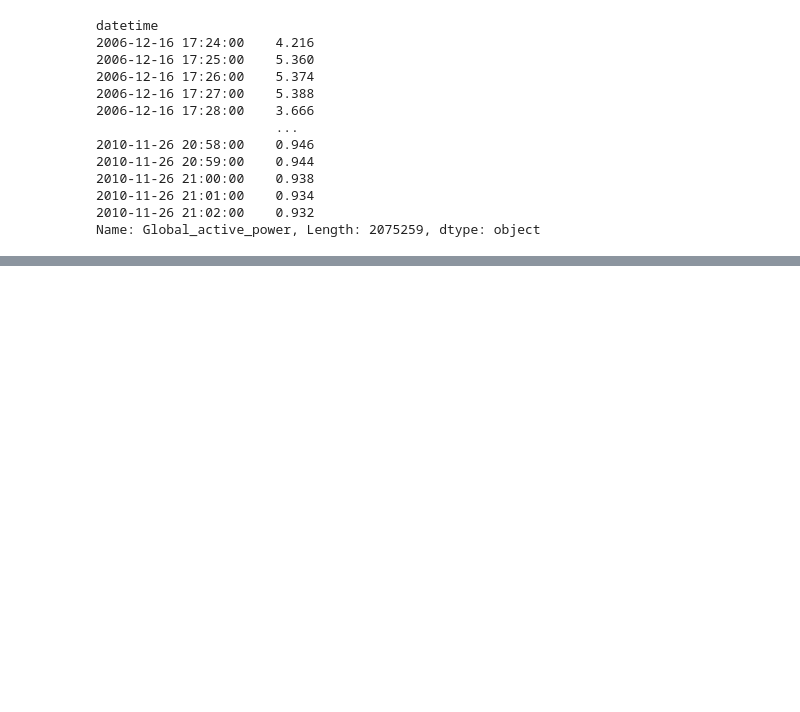
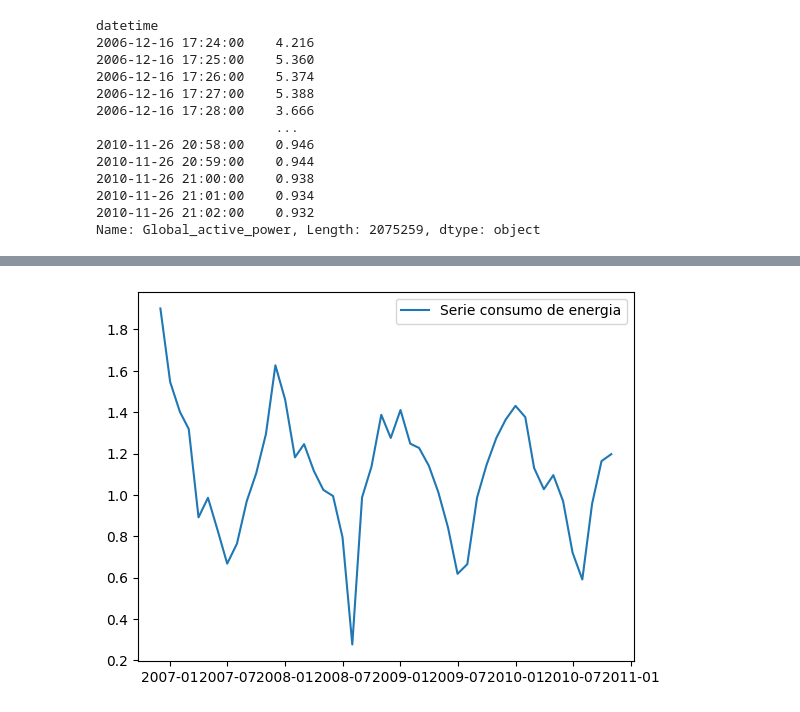
Before and after one commit to Gueguelas/series-temporais, a Jupyter notebook: notebook.ipynb, the cells around one changed output, grey strips where cells are left out. Saved outputs shown, nothing was run; the diff lists cells and outputs as text; code cells hidden in the pictures; blank space fills up the shorter version.

```diff
--- a/notebook.ipynb
+++ b/notebook.ipynb
@@ -136,6 +136,9 @@ datetime
 Name: Global_active_power, Length: 2075259, dtype: object
 # %%
 serie_electric_power = pd.Series(serie_electric_power)
+serie_electric_power = pd.to_numeric(serie_electric_power, errors='coerce')
+serie_electric_power = serie_electric_power.dropna()
+serie_electric_power = serie_electric_power.resample('MS').mean()
 serie_electric_power
 # %% [output]
 datetime
@@ -170,0 +189,7 @@ Freq: MS, Name: price, Length: 150, dtype: float64
+# %%
+fig, ax = plt.subplots()
+ax.plot(serie_electric_power, label='Serie consumo de energia')
+ax.legend()
+plt.show()
+# %% [output]
+[figure, added]
```
Also changed, not shown: parts of 26 cells of this notebook.
